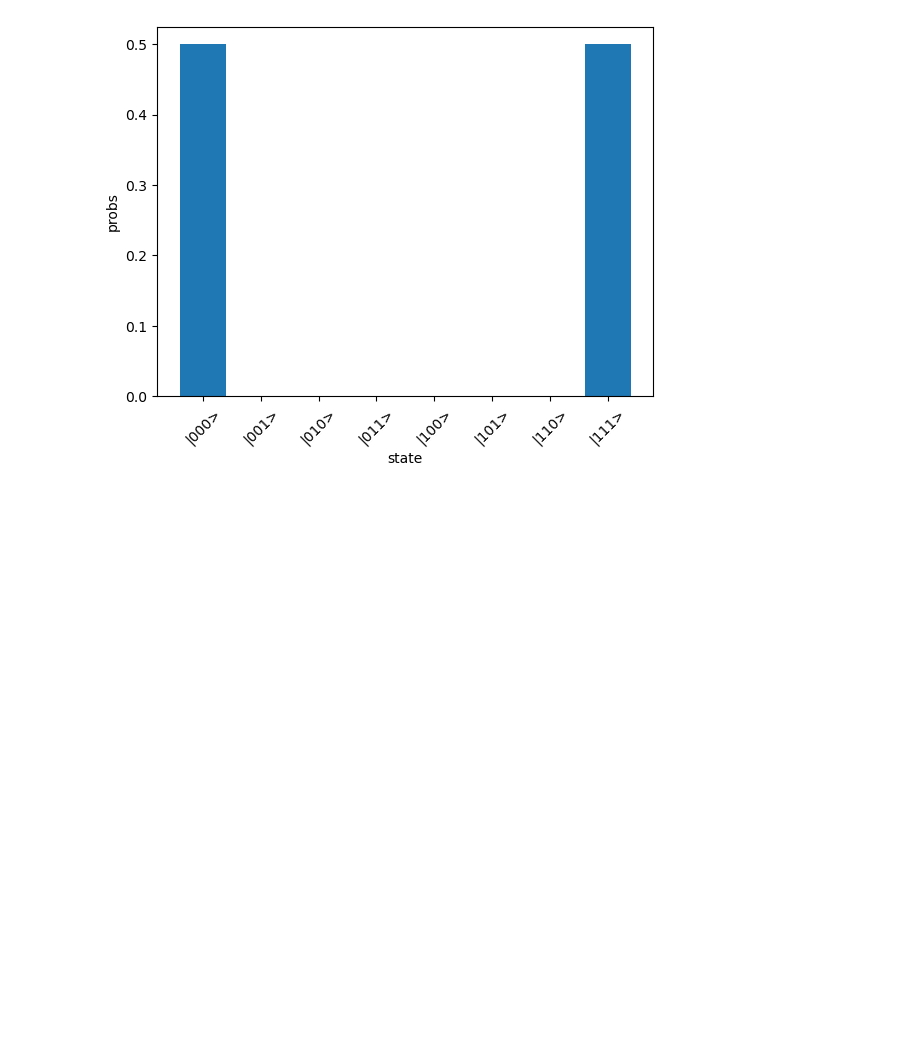
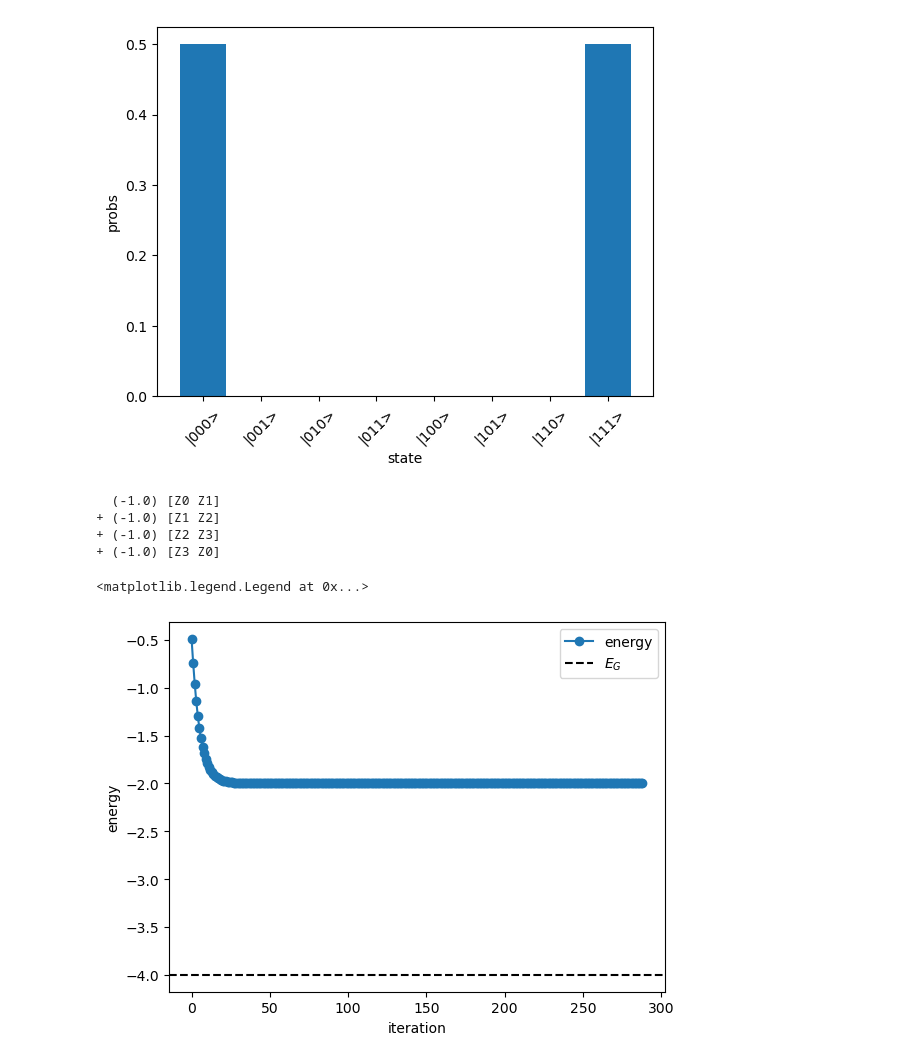
Before and after one commit to chanung-park/2023domino, a Jupyter notebook: Z2.ipynb, the cells around one changed output. Cells and saved outputs as stored; diff of their text form; code cells hidden in the pictures; blank space fills up the shorter version.

Commit message:
with changing depth

```diff
--- a/Z2.ipynb
+++ b/Z2.ipynb
@@ -65,3 +70,48 @@ plt.show()
 # %% [output]
 ['|000>', '|001>', '|010>', '|011>', '|100>', '|101>', '|110>', '|111>']
 [figure]
+# %%
+N = 4
+p = 2
+
+# variational circuit for state
+def circuit(param, # p X (N+N) thetas and phis
+            w #wires list
+            ):
+    (p, _)  = param.shape
+    N = len(w)
+    # prepare |+> state with Hadamard gate
+    for i in range(N):
+        qml.Hadamard(wires = w[i])
+    # parametrized circuit with depth p
+    for step in range(p):
+        for i in range(N):
+            qml.RX(param[step, i], wires = w[i]) # exp(-i X phi/2)
+        for i in range(N-1):
+            qml.CNOT(wires = w[i: i+2])
+            qml.RZ(param[step, i], wires = w[i+1])
+            qml.CNOT(wires = w[i: i+2])
+        qml.CNOT(wires = [w[N-1], w[0]])
+        qml.RZ(param[step, N-1], wires = w[N-1])
+        qml.CNOT(wires = [w[N-1], w[0]])
+
+    # return qml.probs(wires = w)
+
+H = generate_Hamiltonian(N)
+
+energy_list, param = find_groundstate(N, p, circuit, H)
+# %% [output]
+  (-1.0) [Z0 Z1]
++ (-1.0) [Z1 Z2]
++ (-1.0) [Z2 Z3]
++ (-1.0) [Z3 Z0]
+# %%
+import matplotlib.pyplot as plt
+plt.plot(energy_list, '-o', label = 'energy')
+plt.axhline(y = -N, c = 'k', linestyle = '--', label = '$E_G$')
+plt.xlabel('iteration')
+plt.ylabel('energy')
+plt.legend()
+# %% [output]
+<matplotlib.legend.Legend at 0x...>
+[figure, added]
```
Also changed, not shown: parts of 30 cells of this notebook.
